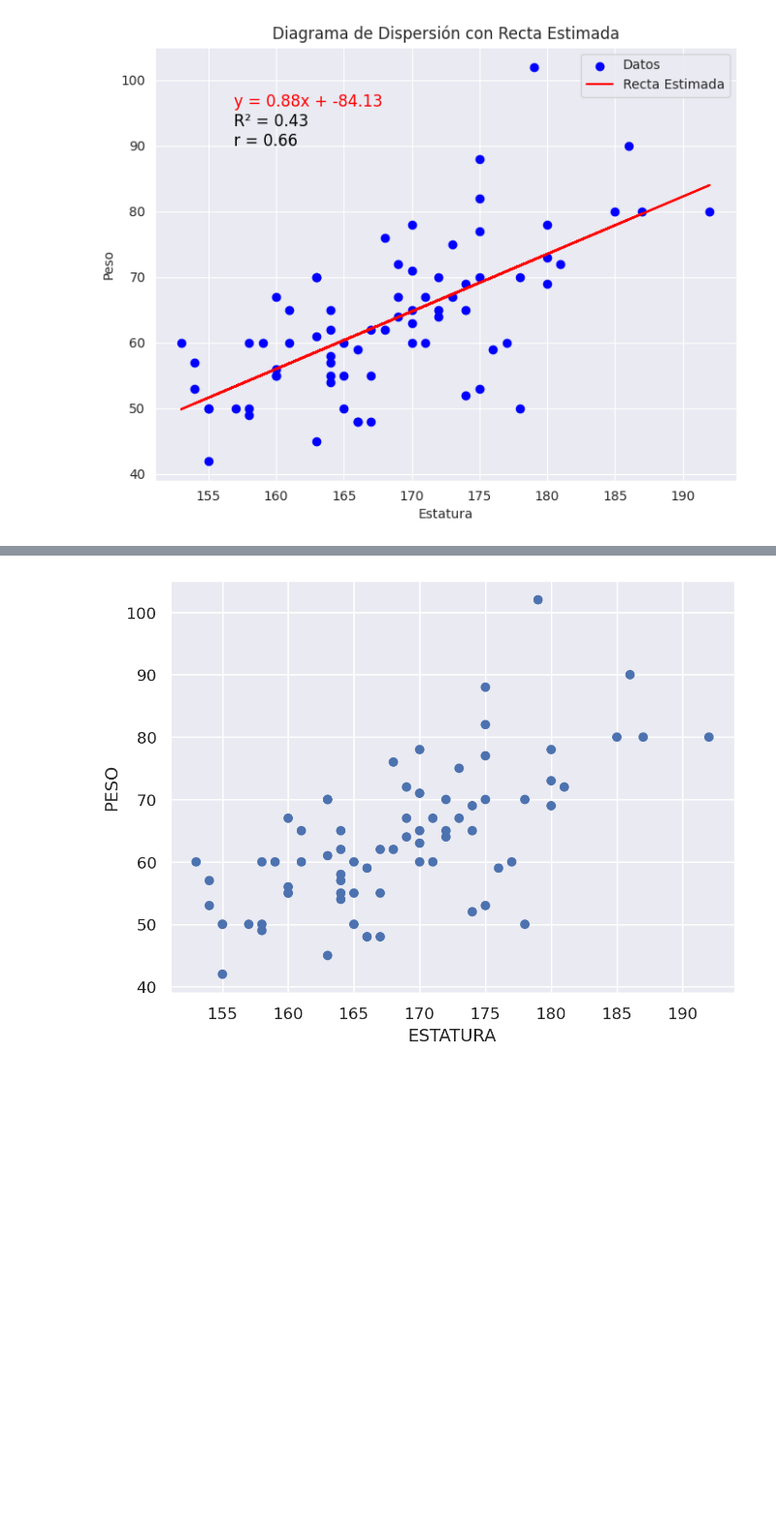
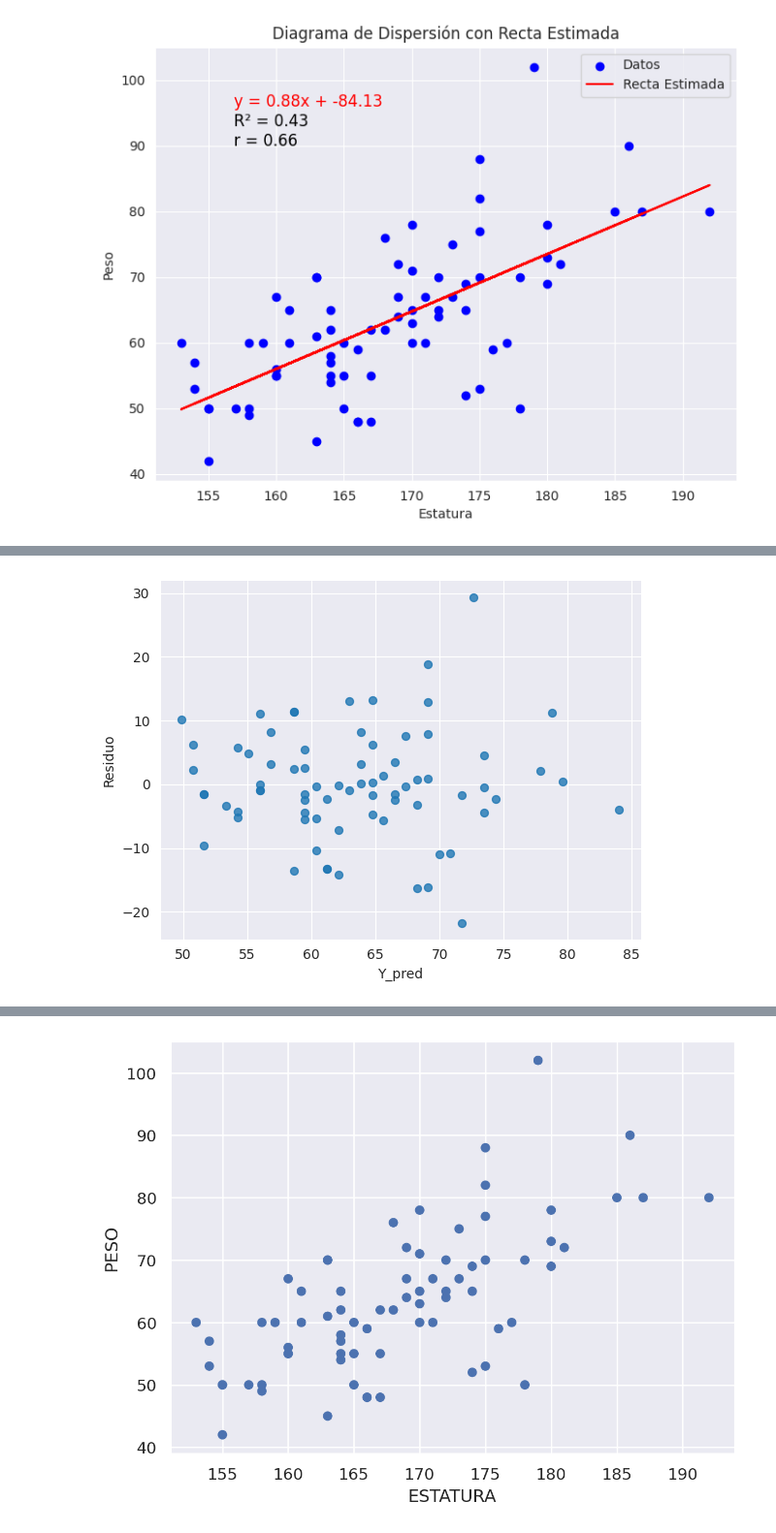
Before and after one commit to JSEFERINO/Maestros_Bolivar, a Jupyter notebook: 04_Semana4_S2_G8__C_Datos_Regresión_LIneal_Multiple.ipynb, the cells around one changed output, grey strips where cells are left out. Shown at 97% size. Drawn from its saved outputs; the diff is of its cells as text; code cells hidden in the pictures; blank space fills up the shorter version.

```diff
--- a/04_Semana4_S2_G8__C_Datos_Regresión_LIneal_Multiple.ipynb
+++ b/04_Semana4_S2_G8__C_Datos_Regresión_LIneal_Multiple.ipynb
@@ -222,0 +351,10 @@ La predicción del Peso para la estatura  Y(175) = 69.11
+# %%
+# @title **En DataFrame coloca el Valor Observado Y, el Valor predicho ($Y_{pred}$), y el residuo $Y-Y_{pred}$ con dos cifras decimales**
+
+# Crear un DataFrame con los valores observados, predichos y residuos
+df_resultados = pd.DataFrame({'Y': Y, 'Y_pred': Y_pred, 'Residuo': Y - Y_pred})
+
+# Redondear los valores a dos cifras decimales
+df_resultados = df_resultados.round(2)
+
+df_resultados
@@ -222,0 +375,8 @@ La predicción del Peso para la estatura  Y(175) = 69.11
+# %%
+# @title **Grafico de Y_pred vs Residuo**
+
+from matplotlib import pyplot as plt
+df_resultados.plot(kind='scatter', x='Y_pred', y='Residuo', s=32, alpha=.8)
+plt.gca().spines[['top', 'right',]].set_visible(False)
+# %% [output]
+[figure, added]
```
Also changed, not shown: parts of 31 cells of this notebook.
